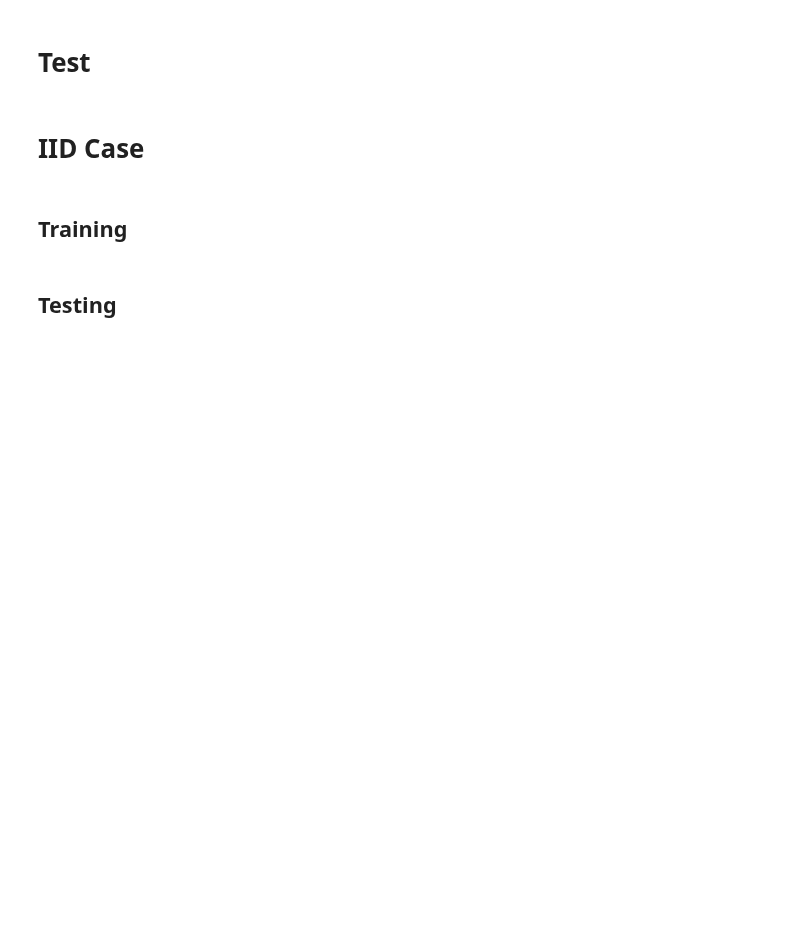
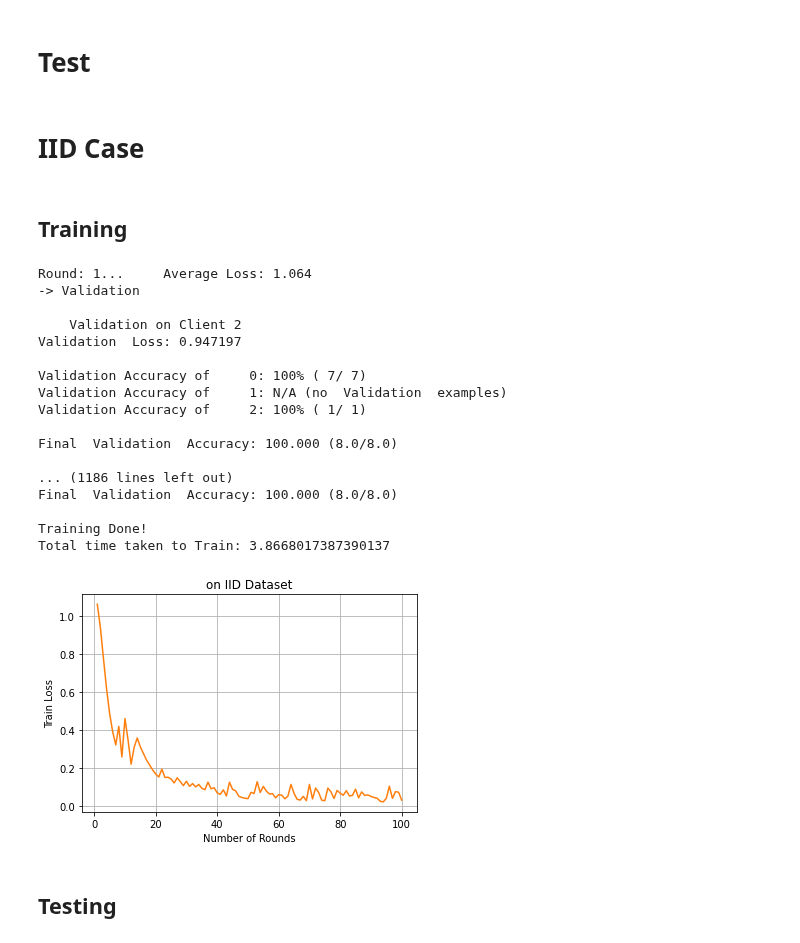
Before and after one commit to SizhuangHe/FL-REU, a Jupyter notebook: FL.ipynb, the cells around one changed output. Drawn from its saved outputs; the diff is of its cells as text; code cells hidden in the pictures; blank space fills up the shorter version.

Commit message:
Each round of server training, validate on each client's validation set

```diff
--- a/FL.ipynb
+++ b/FL.ipynb
@@ -292,7 +298,7 @@ def training(model, rounds, batch_size, lr, ds, data_dict, C, K, E, plt_title, p
 
     S_t = np.random.choice(range(K), m, replace=False)
     for k in S_t:
-      local_update = ClientUpdate(dataset=ds, batchSize=batch_size, learning_rate=lr, epochs=E, idxs=data_dict[k])
+      local_update = ClientUpdate(dataset=ds, batchSize=batch_size, learning_rate=lr, epochs=E, idxs=data_dict[k]["train"])
       weights, loss = local_update.train(model=copy.deepcopy(model))
 
       w.append(copy.deepcopy(weights))
@@ -316,6 +322,16 @@ def training(model, rounds, batch_size, lr, ds, data_dict, C, K, E, plt_title, p
     print('Round: {}... \tAverage Loss: {}'.format(curr_round, round(loss_avg, 3)))
     train_loss.append(loss_avg)
 
+    # validation
+    model.eval()
+    criterion = nn.CrossEntropyLoss()
+    print("-> Validation\n")
+    for k in S_t:
+      print(f"Validation on Client {k}")
+      validate(model, dataset_train, iid_dict[k]["validation"], criterion, 3, classes_test)
+
+
+
   end = time.time()
   fig, ax = plt.subplots()
   x_axis = np.arange(1, rounds+1)
@@ -391,25 +413,45 @@ def testing(model, dataset, bs, criterion, num_classes, classes):
 # %%
 # number of training rounds
 rounds = 100
 # client fraction
 C = 0.1
 # number of clients
 K = 3
 # number of training passes on local dataset for each roung
 E = 5
 # batch size
 batch_size = 10
 # learning Rate
 lr=0.01
 # data partition dictionary
-iid_dict = iid_partition(dataset_train, 3)
+client_dict = iid_partition(dataset_train, 3)
+iid_dict = client_dict_train_val_split(client_dict_in=client_dict, validation_ratio=0.2)
 # load model
 model_iid = IRIS_NN(input_size, num_hidden_neuron, output_size)
 
 if torch.cuda.is_available():
   model_iid.cuda()
 
 model_iid_trained = training(model_iid, rounds, batch_size, lr, dataset_train, iid_dict, C, K, E, "on IID Dataset", "orange")
+# %% [output]
+Round: 1...     Average Loss: 1.064
+-> Validation
+
+    Validation on Client 2
+Validation  Loss: 0.947197
+
+Validation Accuracy of     0: 100% ( 7/ 7)
+Validation Accuracy of     1: N/A (no  Validation  examples)
+Validation Accuracy of     2: 100% ( 1/ 1)
+
+Final  Validation  Accuracy: 100.000 (8.0/8.0)
+
+... (1186 lines left out)
+Final  Validation  Accuracy: 100.000 (8.0/8.0)
+
+Training Done!
+Total time taken to Train: 3.8668017387390137
+[figure, added]
 # %% [markdown]
 ## Testing
 # %%
```
Also changed, not shown: parts of 8 cells of this notebook.
